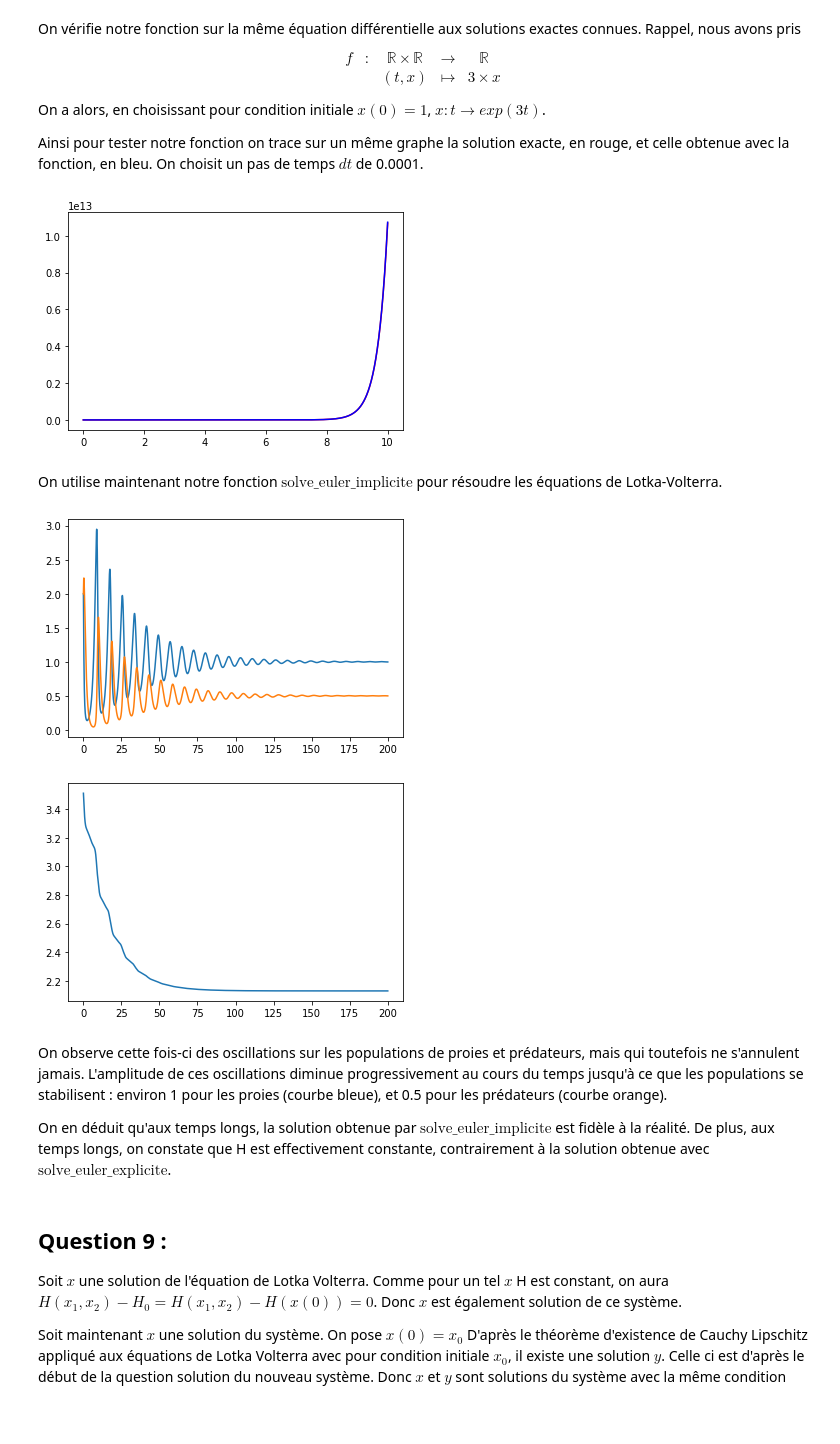
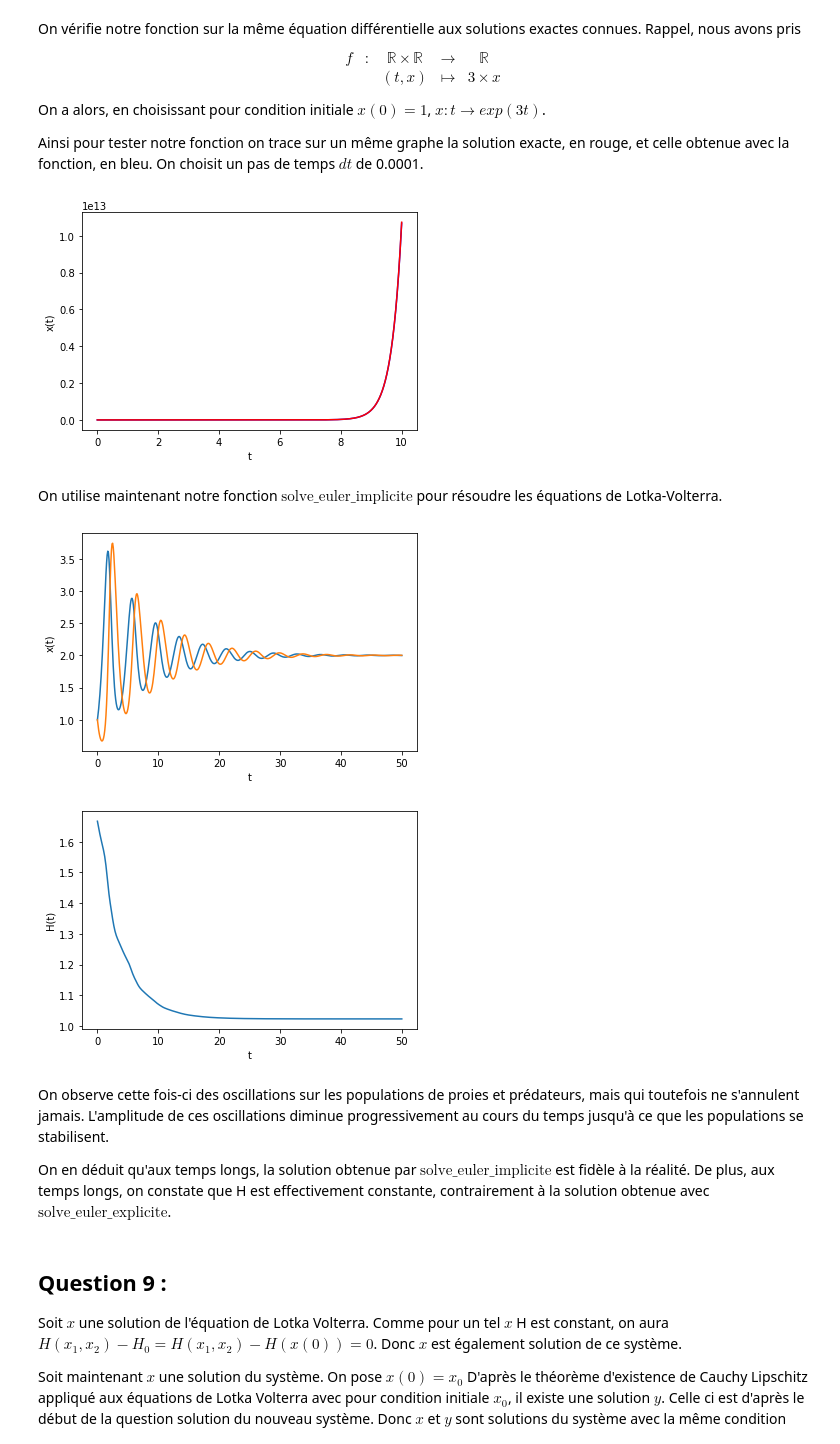
Before and after one commit to cwotawa/Projet-math-info-2, a Jupyter notebook: Projet_2.ipynb, the cells around one changed output. Drawn from its saved outputs; the diff is of its cells as text; code cells hidden in the pictures; blank space fills up the shorter version.

```diff
--- a/Projet_2.ipynb
+++ b/Projet_2.ipynb
@@ -275,3 +277,10 @@ On observe ainsi la convergence du schéma lorsque le pas de temps $dt$ tend ver
 ## __Question 7 :__
 
 On utilise à présent la fonction implémentée pour simuler les équations de Lotka-Volterra.
+# %%
+t, x = solve_euler_explicite(f, np.array([1, 1]), 0.0001, 0, 50)
+
+plt.plot(t, x)
+plt.xlabel("t")
+plt.ylabel("x(t)")
+plt.show()
@@ -278,9 +295,8 @@ On utilise à présent la fonction implémentée pour simuler les équations de
 # %%
-t, x = solve_euler_explicite(f, np.array([2., 2.]), 0.1, 0, 70)
 h = [H(t[i], x[i]) for i in range(len(x))]
 
-plt.plot(t, x)
+plt.plot(t, h)
 plt.xlabel("t")
-plt.ylabel("x(t)")
+plt.ylabel("H(t)")
 plt.show()
 # %% [output]
@@ -345,27 +347,27 @@ plt.xlabel("t")
 plt.ylabel("x(t)")
 plt.show()
 # %% [output]
-[figure, old version]
+[figure, new version]
 # %% [markdown]
 On utilise maintenant notre fonction $\mbox{solve_euler_implicite}$ pour résoudre les équations de Lotka-Volterra.
 # %%
-t, x = solve_euler_implicite(f, np.array([2., 2.]), 0.1, 0, 200)
+t, x = solve_euler_implicite(f, np.array([1, 1]), 0.1, 0, 50)
 h = [H(t[i], x[i]) for i in range(len(x))]
 
 plt.plot(t, x)
 plt.xlabel("t")
 plt.ylabel("x(t)")
 plt.show()
 
 plt.plot(t, h)
 plt.xlabel("t")
 plt.ylabel("H(t)")
 plt.show()
 # %% [output]
-[figure, old version]
+[figure, new version]
-[figure, old version]
+[figure, new version]
 # %% [markdown]
-On observe cette fois-ci des oscillations sur les populations de proies et prédateurs, mais qui toutefois ne s'annulent jamais. L'amplitude de ces oscillations diminue progressivement au cours du temps jusqu'à ce que les populations se stabilisent : environ 1 pour les proies (courbe bleue), et 0.5 pour les prédateurs (courbe orange).
+On observe cette fois-ci des oscillations sur les populations de proies et prédateurs, mais qui toutefois ne s'annulent jamais. L'amplitude de ces oscillations diminue progressivement au cours du temps jusqu'à ce que les populations se stabilisent.
 
 On en déduit qu'aux temps longs, la solution obtenue par $\mbox{solve_euler_implicite}$ est fidèle à la réalité. De plus, aux temps longs, on constate que H est effectivement constante, contrairement à la solution obtenue avec $\mbox{solve_euler_explicite}$.
 # %% [markdown]
```
Also changed, not shown: parts of 13 cells of this notebook.
